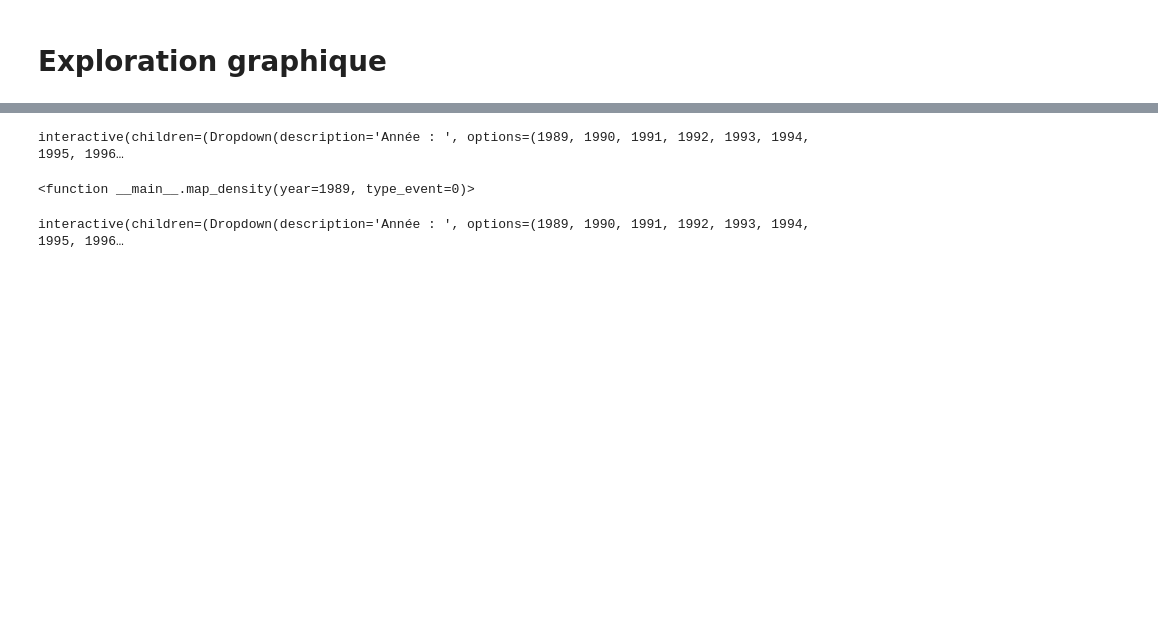
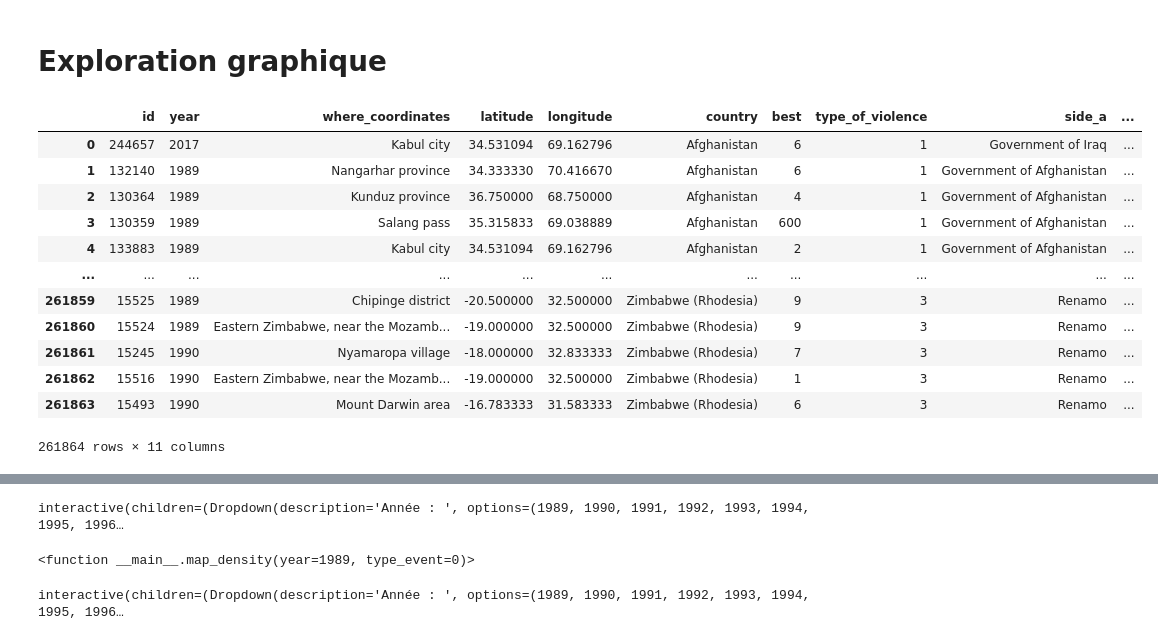
Before and after one commit to LexAdrim/UCDP-project, a Jupyter notebook: main.ipynb, the cells around one changed output, grey strips where cells are left out. Cells and saved outputs as stored; diff of their text form; code cells hidden in the pictures; blank space fills up the shorter version.

```diff
--- a/main.ipynb
+++ b/main.ipynb
@@ -61,6 +134,21 @@ countries = gpd.read_file(gpd.datasets.get_path("naturalearth_lowres"))
 # Exploration graphique
 # %%
 df_map = df[['id','year', 'where_coordinates', 'latitude', 'longitude', 'country','best','type_of_violence', 'side_a', 'side_b', 'source_headline']]
+df_map
+# %% [output]
+|  | id | year | where_coordinates | latitude | longitude | country | best | type_of_violence | side_a | ... |
+| 0 | 244657 | 2017 | Kabul city | 34.531094 | 69.162796 | Afghanistan | 6 | 1 | Government of Iraq | ... |
+| 1 | 132140 | 1989 | Nangarhar province | 34.333330 | 70.416670 | Afghanistan | 6 | 1 | Government of Afghanistan | ... |
+| 2 | 130364 | 1989 | Kunduz province | 36.750000 | 68.750000 | Afghanistan | 4 | 1 | Government of Afghanistan | ... |
+| 3 | 130359 | 1989 | Salang pass | 35.315833 | 69.038889 | Afghanistan | 600 | 1 | Government of Afghanistan | ... |
+| 4 | 133883 | 1989 | Kabul city | 34.531094 | 69.162796 | Afghanistan | 2 | 1 | Government of Afghanistan | ... |
+| ... | ... | ... | ... | ... | ... | ... | ... | ... | ... | ... |
+| 261859 | 15525 | 1989 | Chipinge district | -20.500000 | 32.500000 | Zimbabwe (Rhodesia) | 9 | 3 | Renamo | ... |
+| 261860 | 15524 | 1989 | Eastern Zimbabwe, near the Mozamb... | -19.000000 | 32.500000 | Zimbabwe (Rhodesia) | 9 | 3 | Renamo | ... |
+| 261861 | 15245 | 1990 | Nyamaropa village | -18.000000 | 32.833333 | Zimbabwe (Rhodesia) | 7 | 3 | Renamo | ... |
+| 261862 | 15516 | 1990 | Eastern Zimbabwe, near the Mozamb... | -19.000000 | 32.500000 | Zimbabwe (Rhodesia) | 1 | 3 | Renamo | ... |
+| 261863 | 15493 | 1990 | Mount Darwin area | -16.783333 | 31.583333 | Zimbabwe (Rhodesia) | 6 | 3 | Renamo | ... |
+261864 rows × 11 columns
 # %%
 ProfileReport(df_map, title="Données twitter").to_notebook_iframe()
 # %% [output]
```
Also changed, not shown: parts of 9 cells of this notebook.
